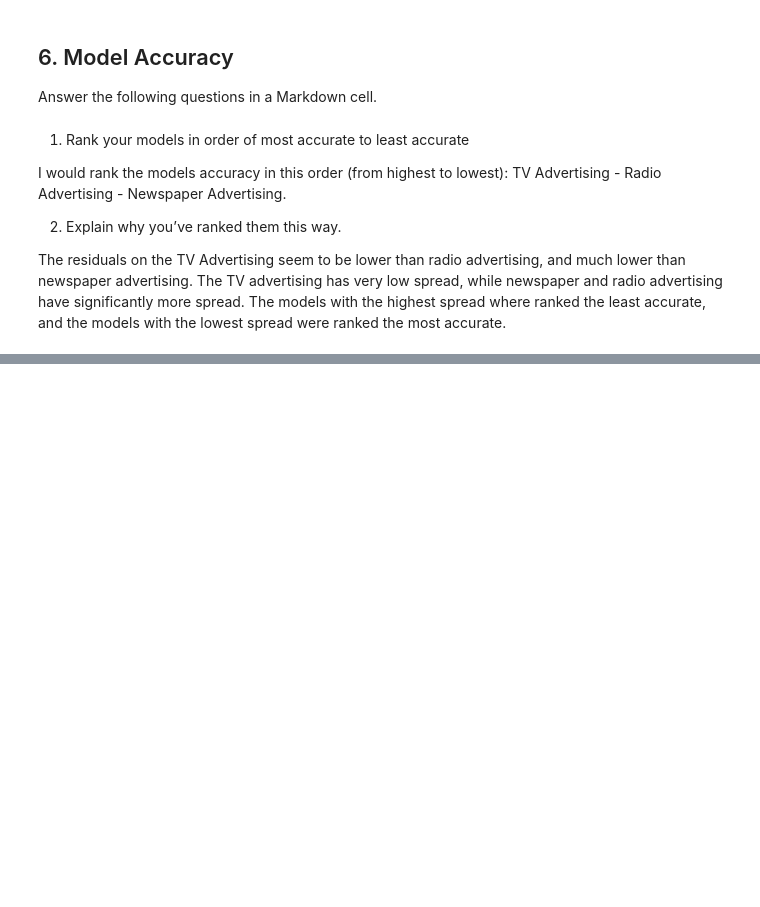
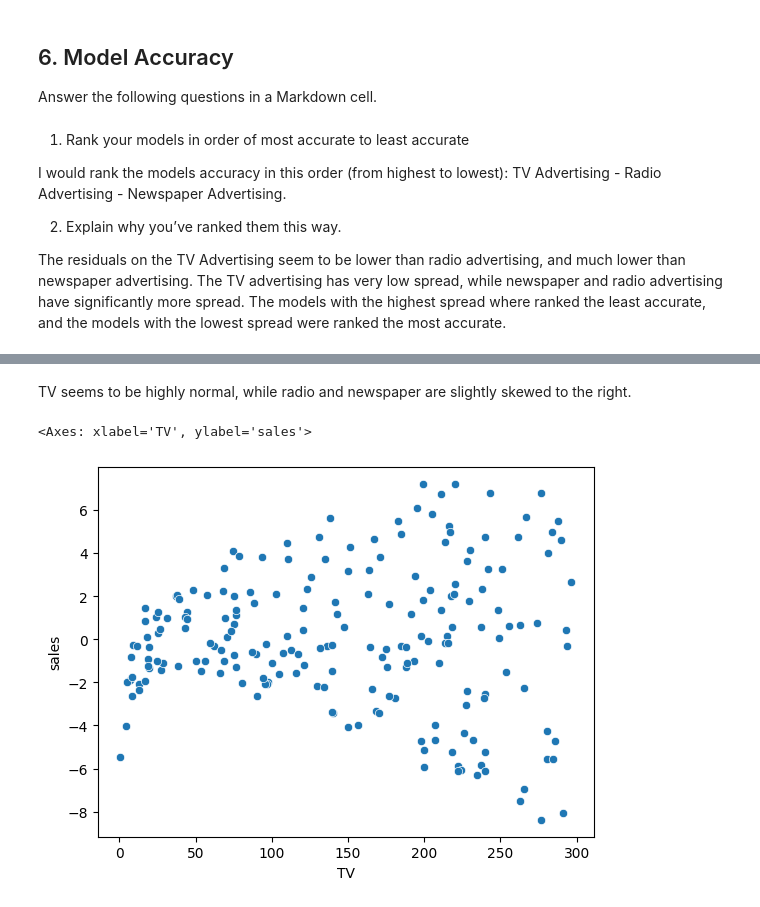
Before and after one commit to Alexandre2006/ATCS-2023, a Jupyter notebook: Labs/Unit06/SimpleLinearRegression/simregressionhw.ipynb, the cells around one changed output, grey strips where cells are left out. Cells and saved outputs as stored; diff of their text form; code cells hidden in the pictures; blank space fills up the shorter version.

```diff
--- a/Labs/Unit06/SimpleLinearRegression/simregressionhw.ipynb
+++ b/Labs/Unit06/SimpleLinearRegression/simregressionhw.ipynb
@@ -134,0 +169,8 @@ The residuals on the TV Advertising seem to be lower than radio advertising, and
+# %% [markdown]
+TV seems to be highly normal, while radio and newspaper are slightly skewed to the right.
+# %%
+# Homoscedascity
+sns.scatterplot(data=X_train_tv, x="TV", y=residuals_tv)
+# %% [output]
+<Axes: xlabel='TV', ylabel='sales'>
+[figure, added]
```
Also changed, not shown: parts of 17 cells of this notebook, 2 other files.
